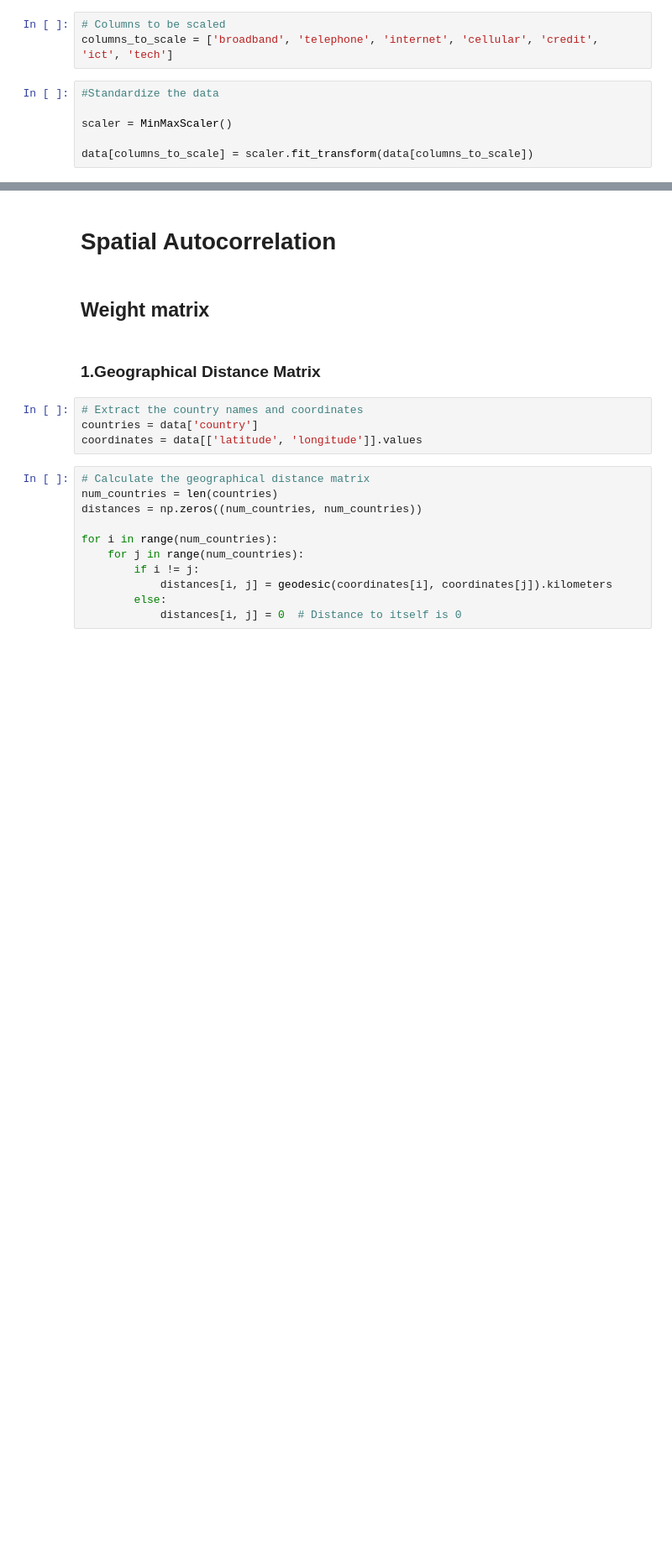
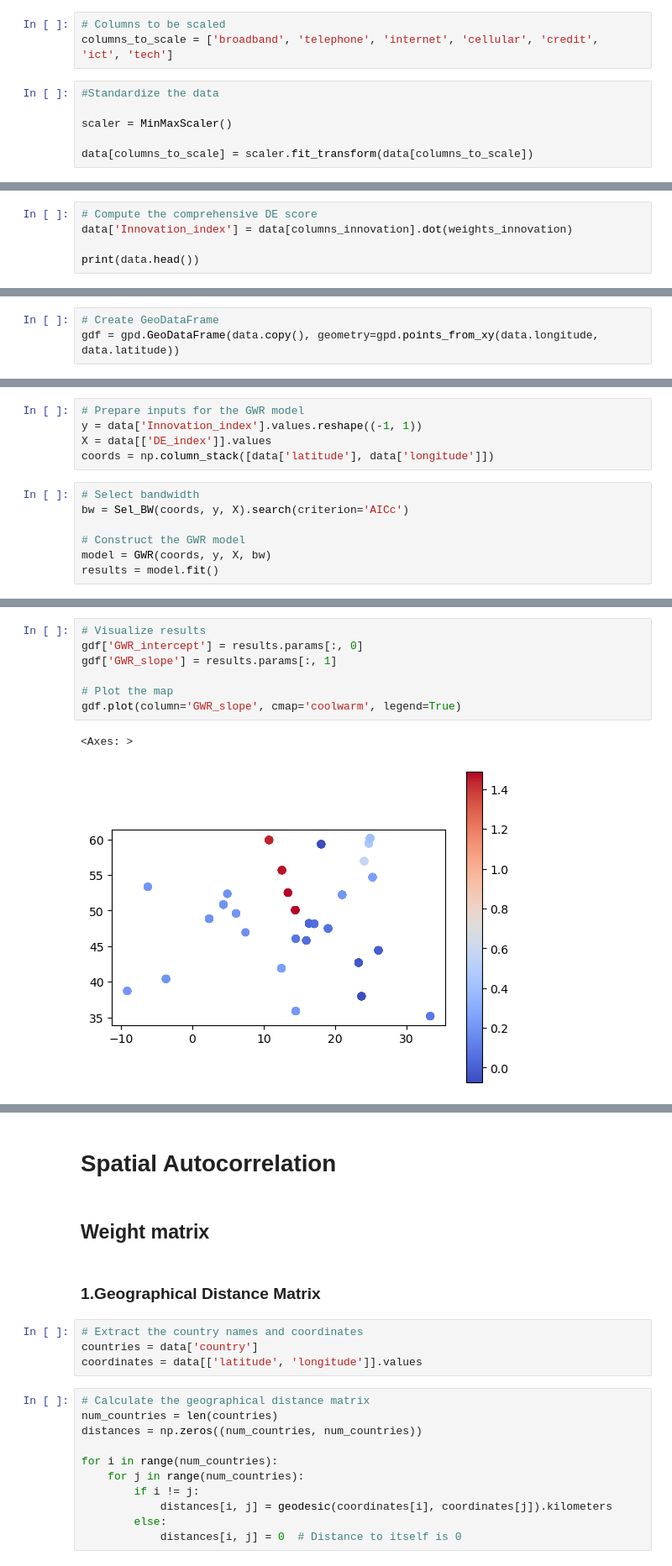
Before and after one commit to HumphreyHZ/CASA0004, a Jupyter notebook: Code.ipynb, the cells around one changed output, grey strips where cells are left out. Shown at 84% size. Cells and saved outputs as stored; diff of their text form; blank space fills up the shorter version.

```diff
--- a/Code.ipynb
+++ b/Code.ipynb
@@ -120,0 +179,5 @@ data.to_csv('DE_Level.csv', index=False)
+# %%
+# Compute the comprehensive DE score
+data['Innovation_index'] = data[columns_innovation].dot(weights_innovation)
+
+print(data.head())
@@ -120,0 +221,3 @@ data.to_csv('DE_Level.csv', index=False)
+# %%
+# Create GeoDataFrame
+gdf = gpd.GeoDataFrame(data.copy(), geometry=gpd.points_from_xy(data.longitude, data.latitude))
@@ -120,0 +234,12 @@ data.to_csv('DE_Level.csv', index=False)
+# %%
+# Prepare inputs for the GWR model
+y = data['Innovation_index'].values.reshape((-1, 1))
+X = data[['DE_index']].values
+coords = np.column_stack([data['latitude'], data['longitude']])
+# %%
+# Select bandwidth
+bw = Sel_BW(coords, y, X).search(criterion='AICc')
+
+# Construct the GWR model
+model = GWR(coords, y, X, bw)
+results = model.fit()
@@ -120,0 +267,10 @@ data.to_csv('DE_Level.csv', index=False)
+# %%
+# Visualize results
+gdf['GWR_intercept'] = results.params[:, 0]
+gdf['GWR_slope'] = results.params[:, 1]
+
+# Plot the map
+gdf.plot(column='GWR_slope', cmap='coolwarm', legend=True)
+# %% [output]
+<Axes: >
+[figure, added]
```
Also changed, not shown: parts of 46 cells of this notebook.
